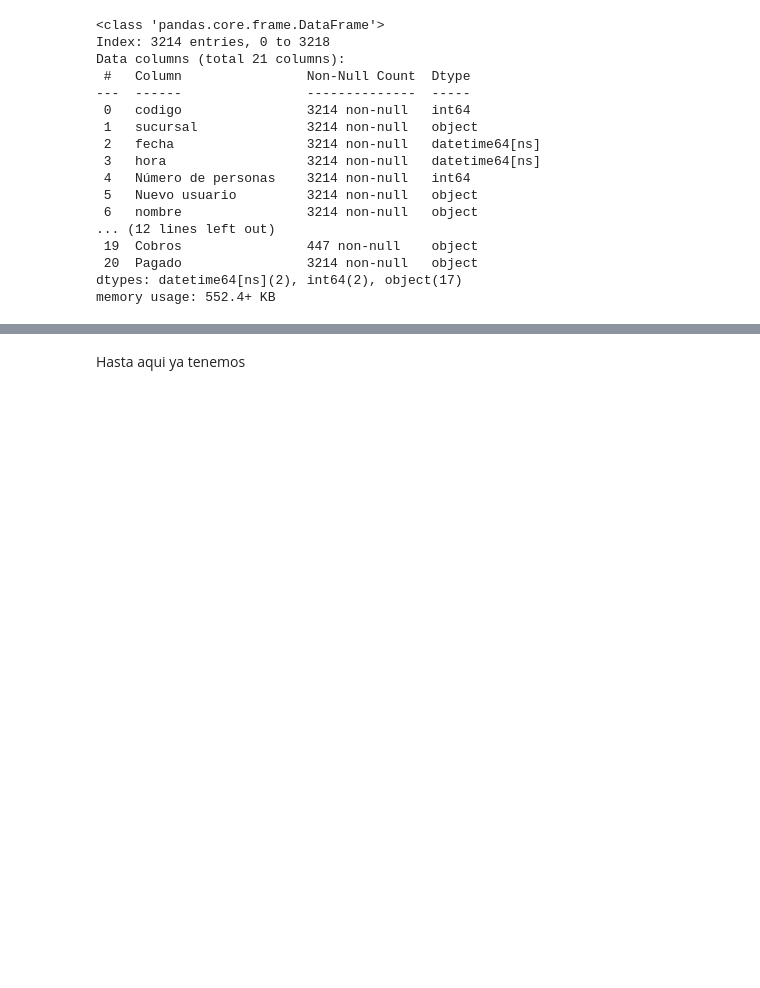
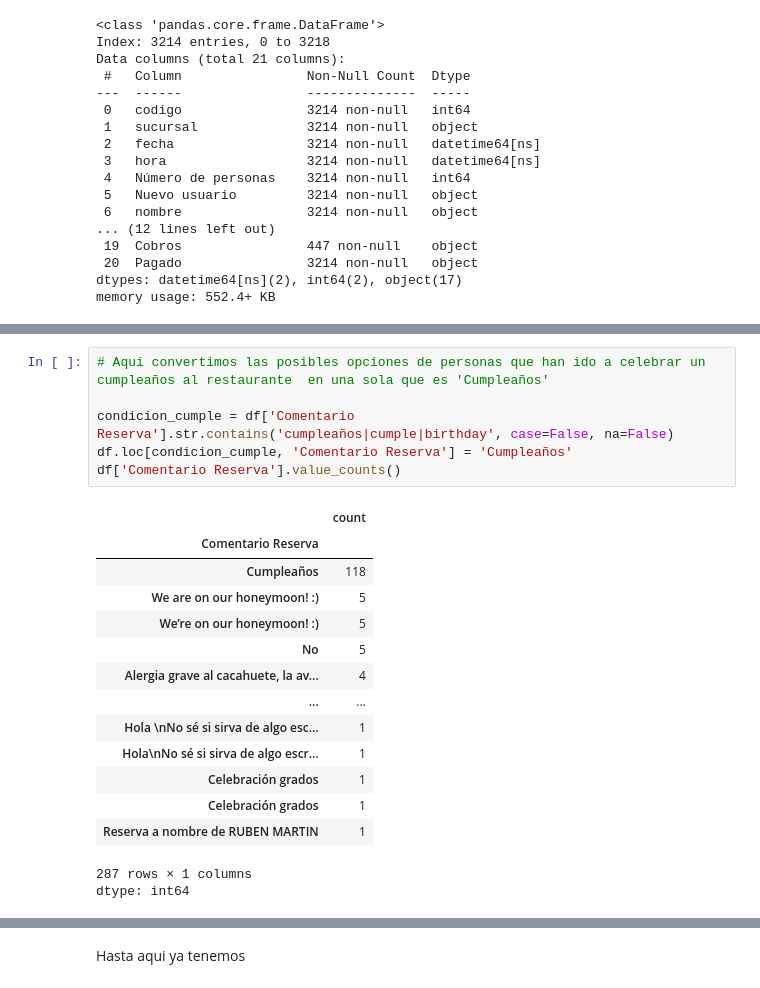
Before and after one commit to salazarcristian1014/restaurant-cancelation-project, a Jupyter notebook: notebooks/01_data_cleaning_and_optimization.ipynb, the cells around one changed output, grey strips where cells are left out. Cells and saved outputs as stored; diff of their text form; blank space fills up the shorter version.

```diff
--- a/notebooks/01_data_cleaning_and_optimization.ipynb
+++ b/notebooks/01_data_cleaning_and_optimization.ipynb
@@ -606,0 +608,22 @@ dtype: int64
+# %%
+# Aqui convertimos las posibles opciones de personas que han ido a celebrar un cumpleaños al restaurante  en una sola que es 'Cumpleaños'
+
+condicion_cumple = df['Comentario Reserva'].str.contains('cumpleaños|cumple|birthday', case=False, na=False)
+df.loc[condicion_cumple, 'Comentario Reserva'] = 'Cumpleaños'
+df['Comentario Reserva'].value_counts()
+# %% [output]
+|  | count |
+| Comentario Reserva |  |
+| Cumpleaños | 118 |
+| We are on our honeymoon! :) | 5 |
+| We’re on our honeymoon! :) | 5 |
+| No | 5 |
+| Alergia grave al cacahuete, la av... | 4 |
+| ... | ... |
+| Hola \nNo sé si sirva de algo esc... | 1 |
+| Hola\nNo sé si sirva de algo escr... | 1 |
+| Celebración grados | 1 |
+| Celebración grados | 1 |
+| Reserva a nombre de RUBEN MARTIN | 1 |
+287 rows × 1 columns
+dtype: int64
```
Also changed, not shown: parts of 5 cells of this notebook.
